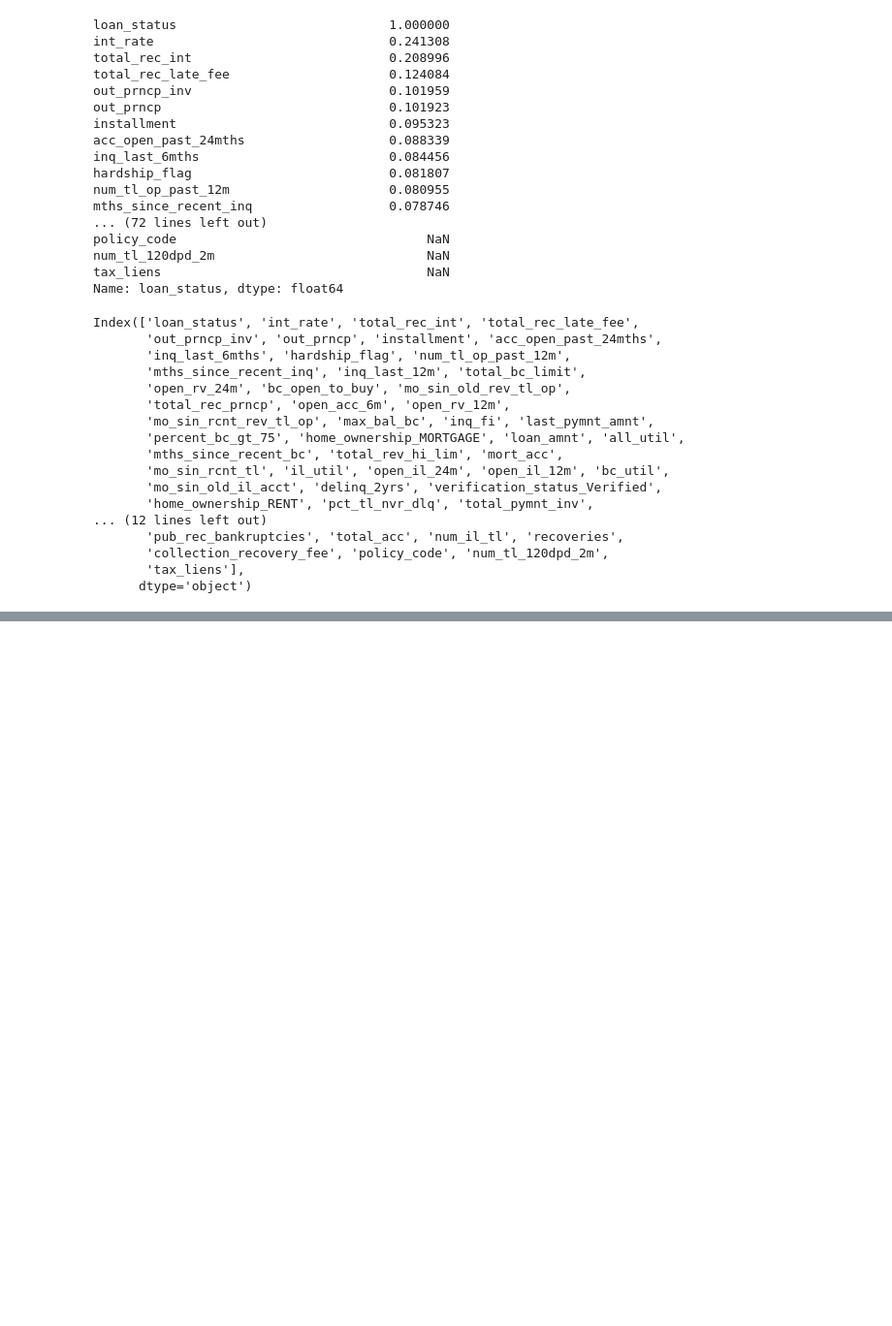
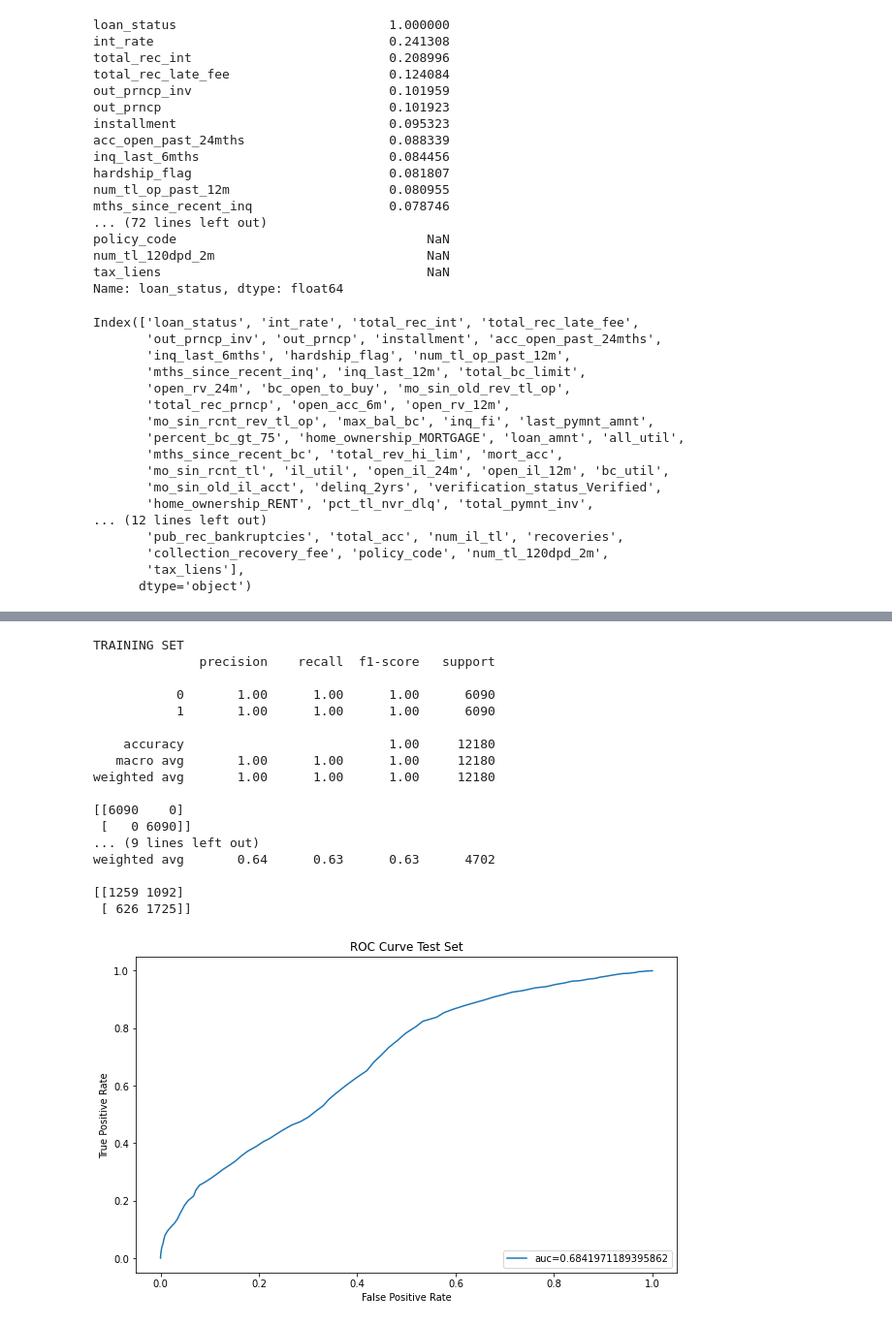
Before and after one commit to Brandilyn0506/smu-data-12-21-homework, a Jupyter notebook: 19-Supervised-Machine-Learning/Submission/Credit Risk Evaluator.ipynb, the cells around one changed output, grey strips where cells are left out. Shown at 97% size. Cells and saved outputs as stored; diff of their text form; code cells hidden in the pictures; blank space fills up the shorter version.

```diff
--- a/19-Supervised-Machine-Learning/Submission/Credit Risk Evaluator.ipynb
+++ b/19-Supervised-Machine-Learning/Submission/Credit Risk Evaluator.ipynb
@@ -451,0 +490,7 @@ ValueError: Input contains NaN, infinity or a value too large for dtype('float64
+# %%
+#no scale concat
+test_ns = pd.concat([test_nos,test_oh, test_le], axis=1)
+test_ns["loan_status"] = test_df.loan_status
+
+test_ns["loan_status"] = [1 if x == "high_risk" else 0 for x in test_ns.loan_status]
+test_ns.head()
@@ -451,0 +504,4 @@ ValueError: Input contains NaN, infinity or a value too large for dtype('float64
+# %%
+#identify columns to keep
+test_ns = test_ns.loc[:,keep]
+test_ns.head()
@@ -451,0 +515,7 @@ ValueError: Input contains NaN, infinity or a value too large for dtype('float64
+# %%
+#define x and y train/test
+X_train = df_train_nos.drop(["loan_status", "home_ownership_MORTGAGE"], axis=1).values
+y_train = df_train_nos["loan_status"].values
+
+X_test = test_ns.drop(["loan_status", "home_ownership_MORTGAGE"], axis=1).values
+y_test = test_ns["loan_status"].values
@@ -451,0 +595,30 @@ ValueError: Input contains NaN, infinity or a value too large for dtype('float64
+# %%
+#x and y train/test no scaling
+X_train = df_train_nos.drop(["loan_status"], axis=1).values
+y_train = df_train_nos["loan_status"].values
+
+X_test = test_ns.drop(["loan_status"], axis=1).values
+y_test = test_ns["loan_status"].values
+# %%
+ # Initialize the RF
+rf = RandomForestClassifier(random_state=42)
+rf = evaluateModel(rf, X_train, y_train, X_test, y_test)
+# %% [output]
+TRAINING SET
+              precision    recall  f1-score   support
+
+           0       1.00      1.00      1.00      6090
+           1       1.00      1.00      1.00      6090
+
+    accuracy                           1.00     12180
+   macro avg       1.00      1.00      1.00     12180
+weighted avg       1.00      1.00      1.00     12180
+
+[[6090    0]
+ [   0 6090]]
+... (9 lines left out)
+weighted avg       0.64      0.63      0.63      4702
+
+[[1259 1092]
+ [ 626 1725]]
+[figure, added]
```
Also changed, not shown: parts of 66 cells of this notebook.
